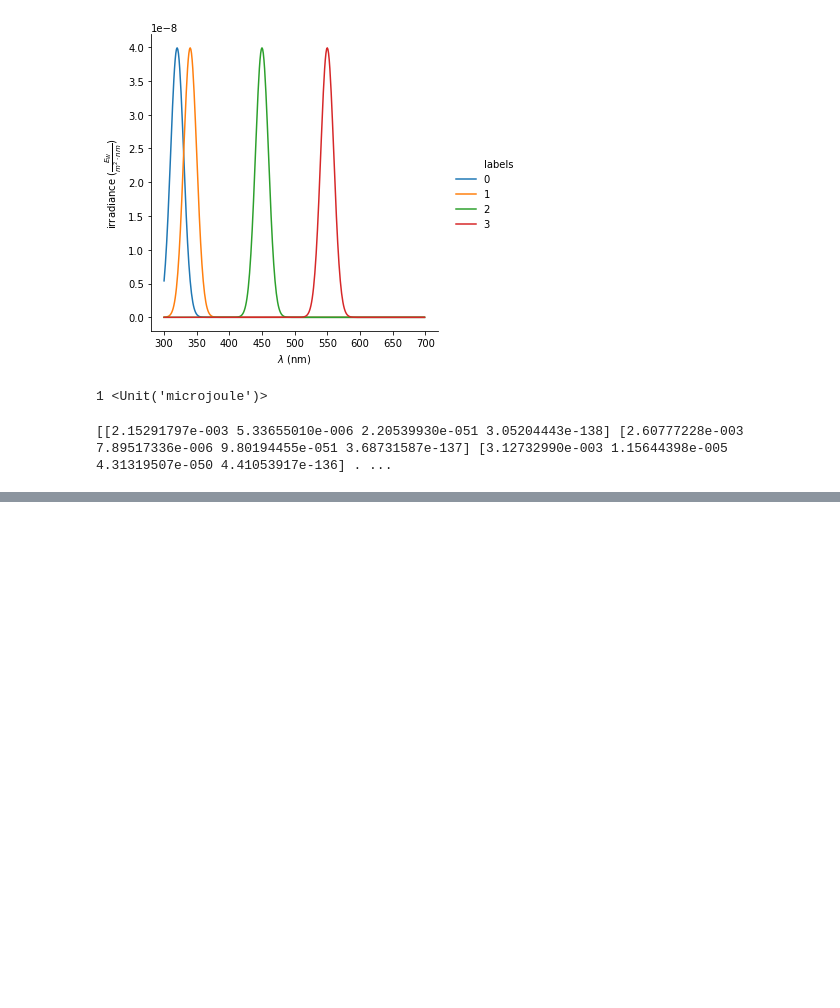
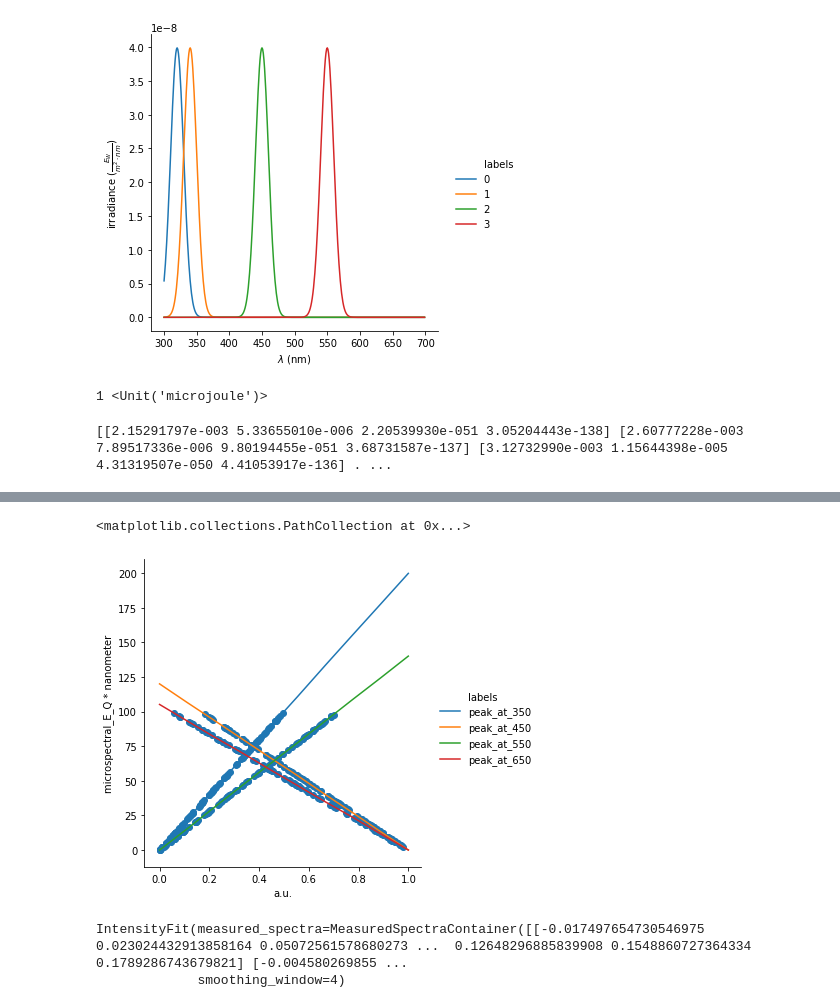
Before and after one commit to neuralsignal/dreye, a Jupyter notebook: messy_notebooks/rebase_Tests.ipynb, the cells around one changed output, grey strips where cells are left out. Saved outputs shown, nothing was run; the diff lists cells and outputs as text; code cells hidden in the pictures; blank space fills up the shorter version.

```diff
--- a/messy_notebooks/rebase_Tests.ipynb
+++ b/messy_notebooks/rebase_Tests.ipynb
@@ -466,0 +552,6 @@ pint.__version__
+# %%
+mps.intensities.plot()
+plt.scatter(output, intensities)
+# %% [output]
+<matplotlib.collections.PathCollection at 0x...>
+[figure, added]
@@ -466,0 +575,5 @@ pint.__version__
+# %%
+im.fit(intensities)
+# %% [output]
+IntensityFit(measured_spectra=MeasuredSpectraContainer([[-0.017497654730546975 0.023024432913858164 0.05072561578680273 ...  0.12648296885839908 0.1548860727364334 0.1789286743679821] [-0.004580269855 ...
+             smoothing_window=4)
```
Also changed, not shown: parts of 100 cells of this notebook, 15 other files.
